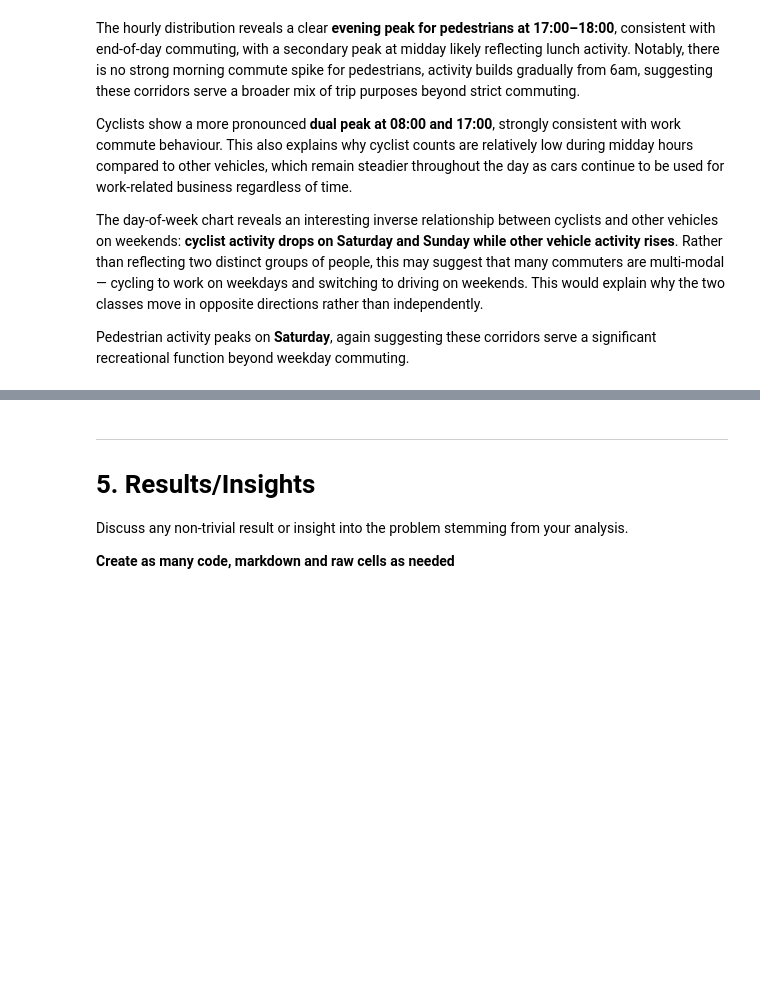
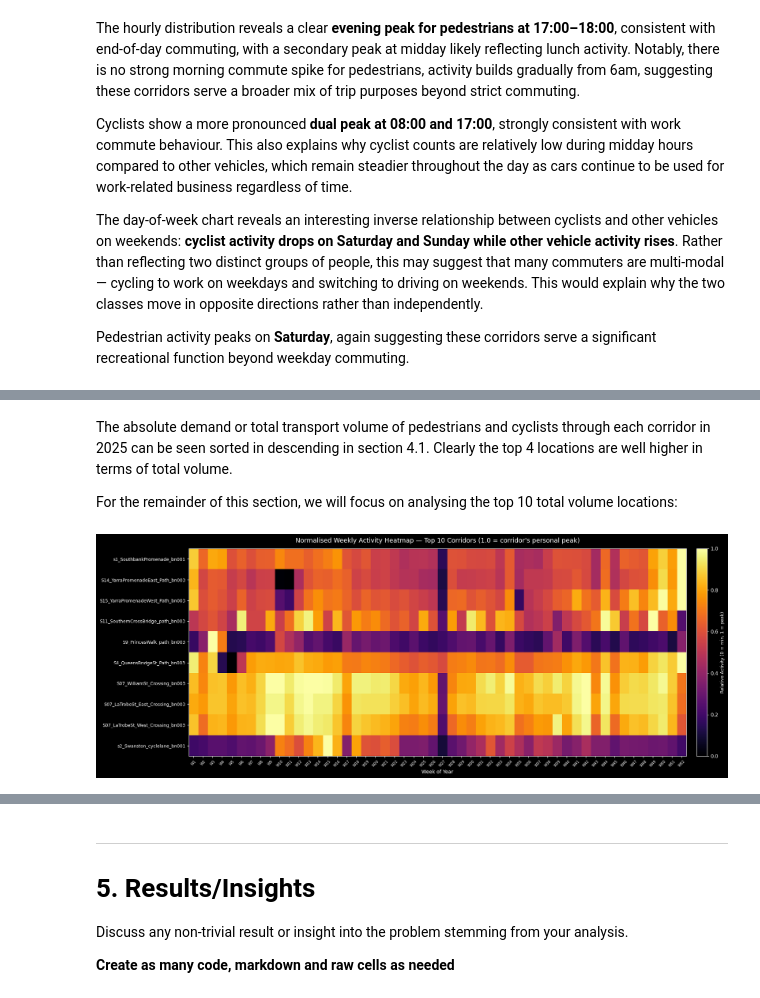
Before and after one commit to notfatdan/37373Project, a Jupyter notebook: Project Template Programming for Data Analysis Autumn 2026.ipynb, the cells around one changed output, grey strips where cells are left out. Cells and saved outputs as stored; diff of their text form; code cells hidden in the pictures; blank space fills up the shorter version.

Commit message:
More specific analysis

```diff
--- a/Project Template Programming for Data Analysis Autumn 2026.ipynb
+++ b/Project Template Programming for Data Analysis Autumn 2026.ipynb
@@ -410,0 +333,52 @@ Pedestrian activity peaks on **Saturday**, again suggesting these corridors serv
+# %% [markdown]
+The absolute demand or total transport volume of pedestrians and cyclists through each corridor in 2025 can be seen sorted in descending in section 4.1. Clearly the top 4 locations are well higher in terms of total volume.
+
+For the remainder of this section, we will focus on analysing the top 10 total volume locations:
+# %%
+# Define top 10 corridors by total active transport volume
+corridor_totals = (
+    df_focused.groupby("countlineName")["count"]
+    .sum()
+    .sort_values(ascending=False)
+    .reset_index()
+    .rename(columns={"count": "total_activity"})
+)
+
+TOP_N = 10
+top_corridors = corridor_totals.head(TOP_N)["countlineName"].tolist()
+
+# Weekly totals per corridor (top 10 only)
+df_focused["week"] = df_focused["from"].dt.isocalendar().week.astype(int)
+
+weekly = (
+    df_focused[df_focused["countlineName"].isin(top_corridors)]
+    .groupby(["countlineName", "week"])["count"]
+    .sum()
+    .unstack(fill_value=0)
+)
+
+# Normalise each row to its own max so corridors are visually comparable
+weekly_norm = weekly.div(weekly.max(axis=1), axis=0)
+
+# Sort rows by mean normalised activity (busiest at top)
+weekly_norm = weekly_norm.loc[top_corridors]
+
+fig, ax = plt.subplots(figsize=(18, 7))
+
+im = ax.imshow(weekly_norm.values, aspect="auto", cmap="inferno", vmin=0, vmax=1)
+
+ax.set_yticks(range(len(weekly_norm.index)))
+ax.set_yticklabels(weekly_norm.index, fontsize=9)
+ax.set_xticks(range(len(weekly_norm.columns)))
+ax.set_xticklabels([f"W{w}" for w in weekly_norm.columns], fontsize=7, rotation=45)
+
+ax.set_title("Normalised Weekly Activity Heatmap — Top 10 Corridors (1.0 = corridor's personal peak)", fontsize=13, pad=12)
+ax.set_xlabel("Week of Year")
+
+cbar = plt.colorbar(im, ax=ax, orientation="vertical", fraction=0.02, pad=0.02)
+cbar.set_label("Relative Activity (0 = min, 1 = peak)", fontsize=9)
+
+plt.tight_layout()
+plt.show()
+# %% [output]
+[figure, added]
```
Also changed, not shown: parts of 22 cells of this notebook, 2 other files.
